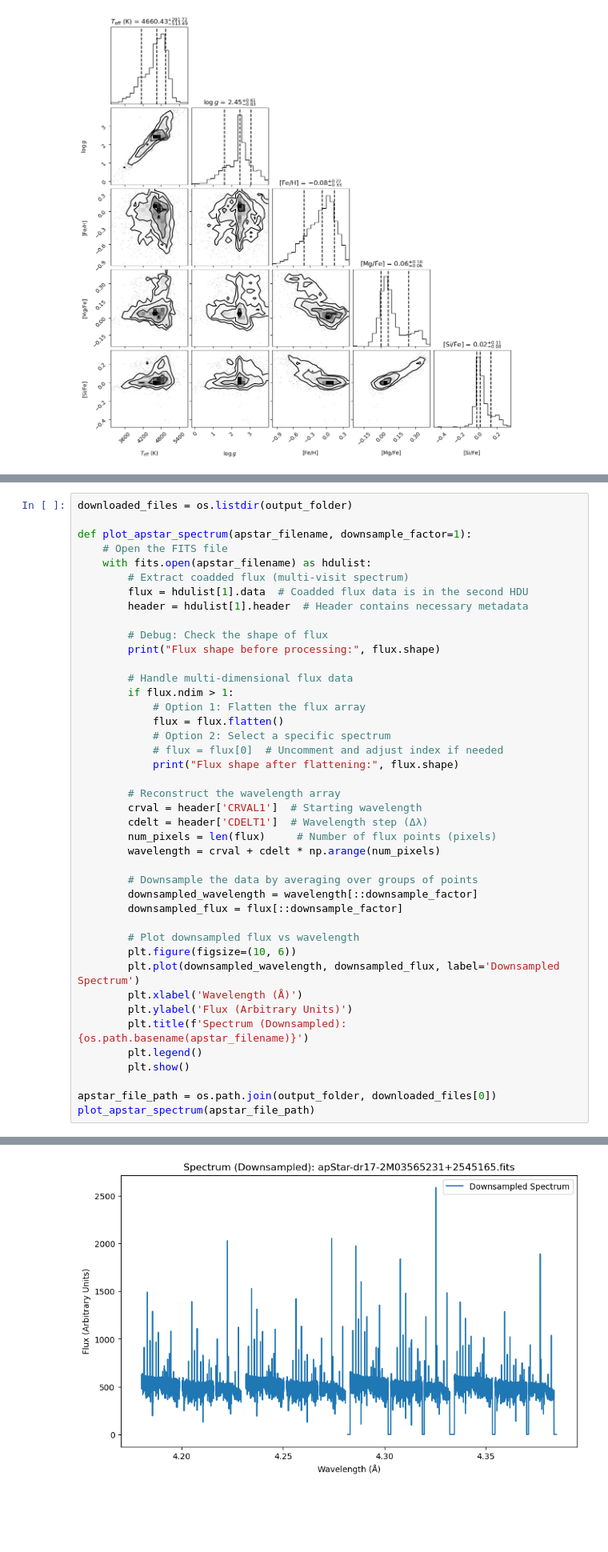
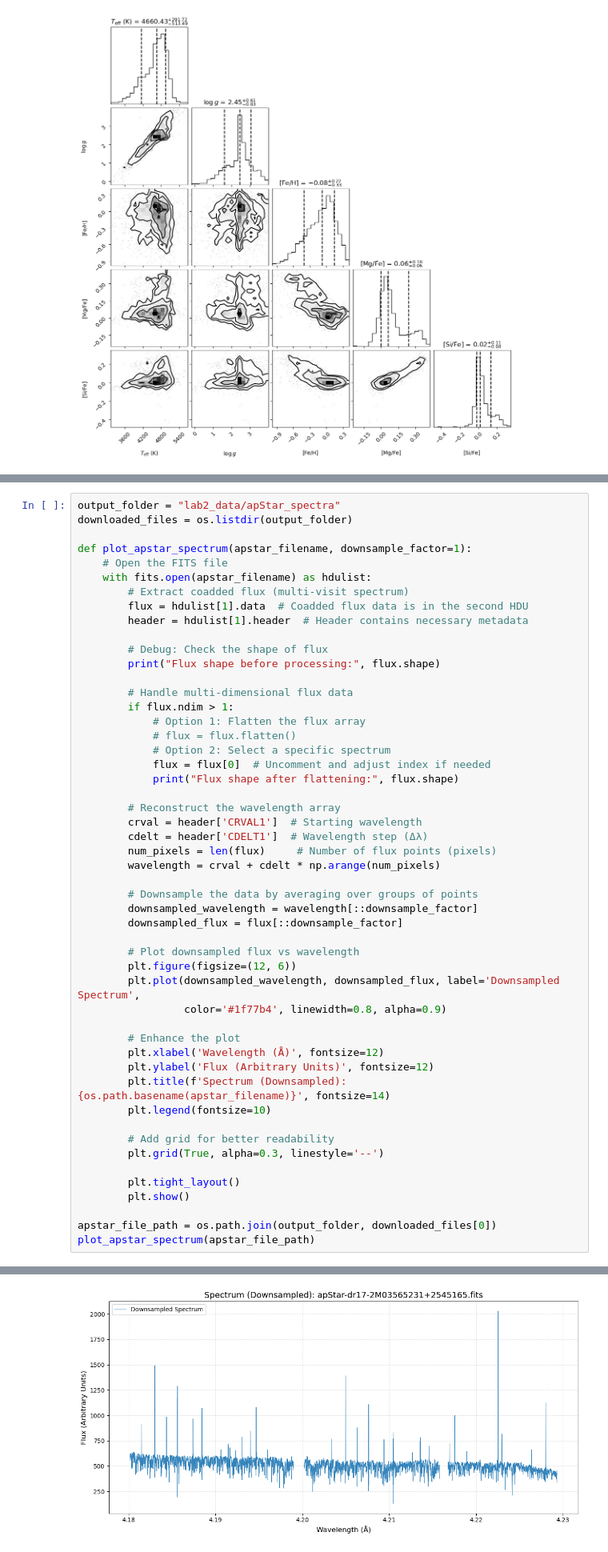
Before and after one commit to vt2211/AstroDS, a Jupyter notebook: personal_material/Lab2/Vardaan_Tekriwal_Lab2_cp1.ipynb, the cells around one changed output, grey strips where cells are left out. Shown: that part at 80% size. Cells and saved outputs as stored; diff of their text form; blank space fills up the shorter version.

```diff
--- a/personal_material/Lab2/Vardaan_Tekriwal_Lab2_cp1.ipynb
+++ b/personal_material/Lab2/Vardaan_Tekriwal_Lab2_cp1.ipynb
@@ -123,4 +106,5 @@ ConnectionError: ('Connection aborted.', RemoteDisconnected('Remote end closed c
 # %%
+output_folder = "lab2_data/apStar_spectra"
 downloaded_files = os.listdir(output_folder)
 
 def plot_apstar_spectrum(apstar_filename, downsample_factor=1):
@@ -136,9 +120,9 @@ def plot_apstar_spectrum(apstar_filename, downsample_factor=1):
         # Handle multi-dimensional flux data
         if flux.ndim > 1:
             # Option 1: Flatten the flux array
-            flux = flux.flatten()
+            # flux = flux.flatten()
             # Option 2: Select a specific spectrum
-            # flux = flux[0]  # Uncomment and adjust index if needed
+            flux = flux[0]  # Uncomment and adjust index if needed
             print("Flux shape after flattening:", flux.shape)
 
         # Reconstruct the wavelength array
@@ -152,12 +136,20 @@ def plot_apstar_spectrum(apstar_filename, downsample_factor=1):
         downsampled_flux = flux[::downsample_factor]
 
         # Plot downsampled flux vs wavelength
-        plt.figure(figsize=(10, 6))
-        plt.plot(downsampled_wavelength, downsampled_flux, label='Downsampled Spectrum')
-        plt.xlabel('Wavelength (Å)')
-        plt.ylabel('Flux (Arbitrary Units)')
-        plt.title(f'Spectrum (Downsampled): {os.path.basename(apstar_filename)}')
-        plt.legend()
+        plt.figure(figsize=(12, 6))
+        plt.plot(downsampled_wavelength, downsampled_flux, label='Downsampled Spectrum',
+                 color='#1f77b4', linewidth=0.8, alpha=0.9)
+
+        # Enhance the plot
+        plt.xlabel('Wavelength (Å)', fontsize=12)
+        plt.ylabel('Flux (Arbitrary Units)', fontsize=12)
+        plt.title(f'Spectrum (Downsampled): {os.path.basename(apstar_filename)}', fontsize=14)
+        plt.legend(fontsize=10)
+
+        # Add grid for better readability
+        plt.grid(True, alpha=0.3, linestyle='--')
+
+        plt.tight_layout()
         plt.show()
 
 apstar_file_path = os.path.join(output_folder, downloaded_files[0])
@@ -168,4 +160,4 @@ Flux shape after flattening: (34300,)
-[figure, old version]
+[figure, new version]
 # %%
 def process_spectrum_with_bitmask(apstar_filename, large_error_value=1e10):
     # Open the FITS file
```
Also changed, not shown: parts of 8 cells of this notebook.
